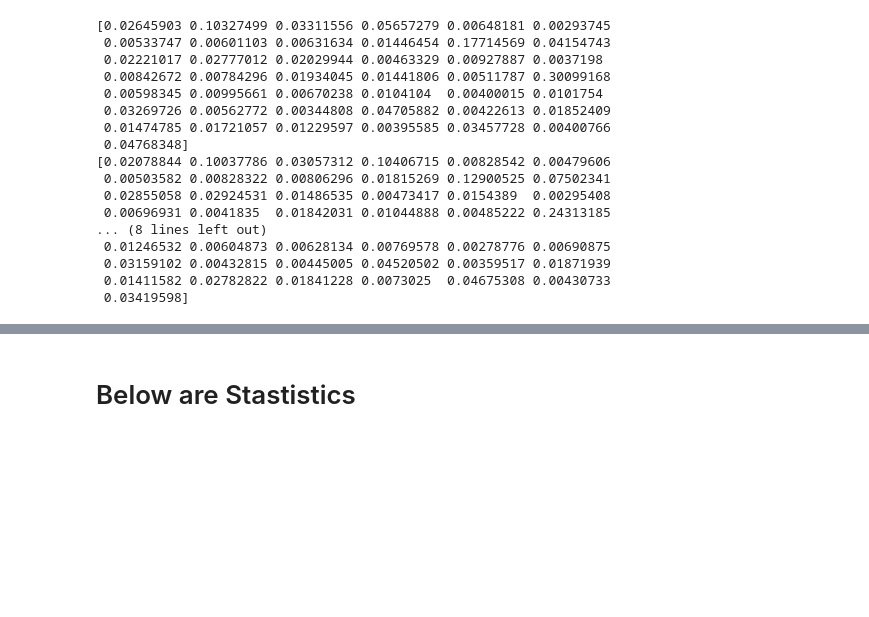
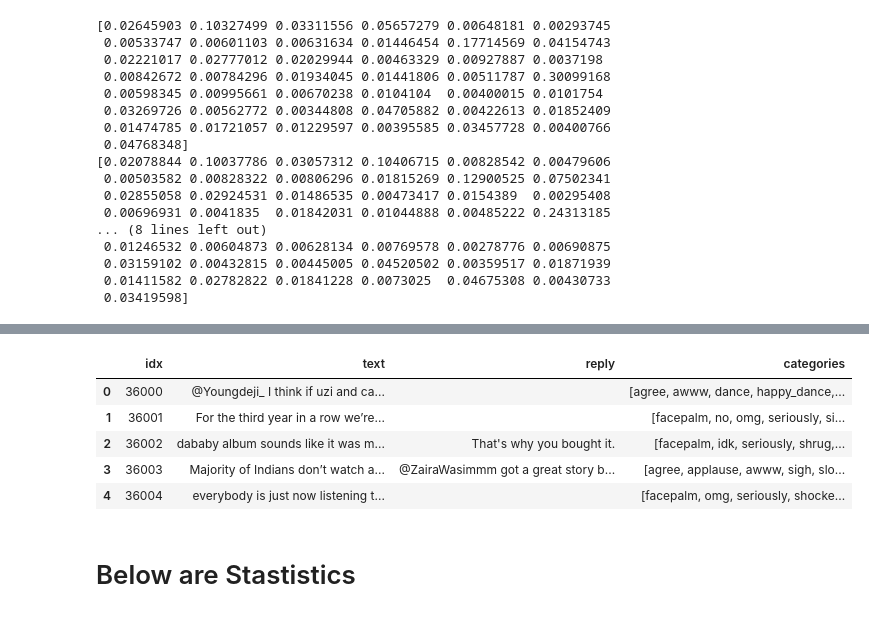
Before and after one commit to wywyWang/NLP-2020-EmotionGIF, a Jupyter notebook: EmotionGIF-V2.ipynb, the cells around one changed output, grey strips where cells are left out. Drawn from its saved outputs; the diff is of its cells as text; code cells hidden in the pictures; blank space fills up the shorter version.

```diff
--- a/EmotionGIF-V2.ipynb
+++ b/EmotionGIF-V2.ipynb
@@ -584,0 +580,10 @@ df_dev_ori.to_json('./results/dev.json', orient='records', lines=True)
+# %%
+to_predict = []
+for i in range(len(df_test_result)):
+    # for roberta format
+    text_reply = '<s> ' + df_test_result['text_a'][i] + ' </s></s> ' + df_test_result['text_b'][i] + ' <s>'
+#     for bert format
+#     text_reply = '[CLS] ' + df_test_result['text_a'][i] + ' [SEP] ' + df_test_result['text_b'][i] + ' [SEP]'
+    to_predict.append(text_reply)
+# %%
+predictions, raw_outputs = model.predict(to_predict)
@@ -584,0 +592,21 @@ df_dev_ori.to_json('./results/dev.json', orient='records', lines=True)
+# %%
+total_predict = []
+for eid, row in enumerate(raw_outputs):
+    predict_class = []
+    correct = 0
+    sort_index = sorted(range(len(row)), key=lambda k: row[k], reverse=True)
+    for key, value in categories_mapping.items():
+        if value in sort_index[0:6]:
+            predict_class.append(key)
+    total_predict.append(predict_class)
+# %%
+df_test_ori['categories'] = total_predict
+# %%
+df_test_ori.head()
+# %% [output]
+|  | idx | text | reply | categories |
+| 0 | 36000 | @Youngdeji_ I think if uzi and ca... |  | [agree, awww, dance, happy_dance,... |
+| 1 | 36001 | For the third year in a row we’re... |  | [facepalm, no, omg, seriously, si... |
+| 2 | 36002 | dababy album sounds like it was m... | That's why you bought it. | [facepalm, idk, seriously, shrug,... |
+| 3 | 36003 | Majority of Indians don’t watch a... | @ZairaWasimmm got a great story b... | [agree, applause, awww, sigh, slo... |
+| 4 | 36004 | everybody is just now listening t... |  | [facepalm, omg, seriously, shocke... |
```
Also changed, not shown: parts of 16 cells of this notebook, 1 other file.
